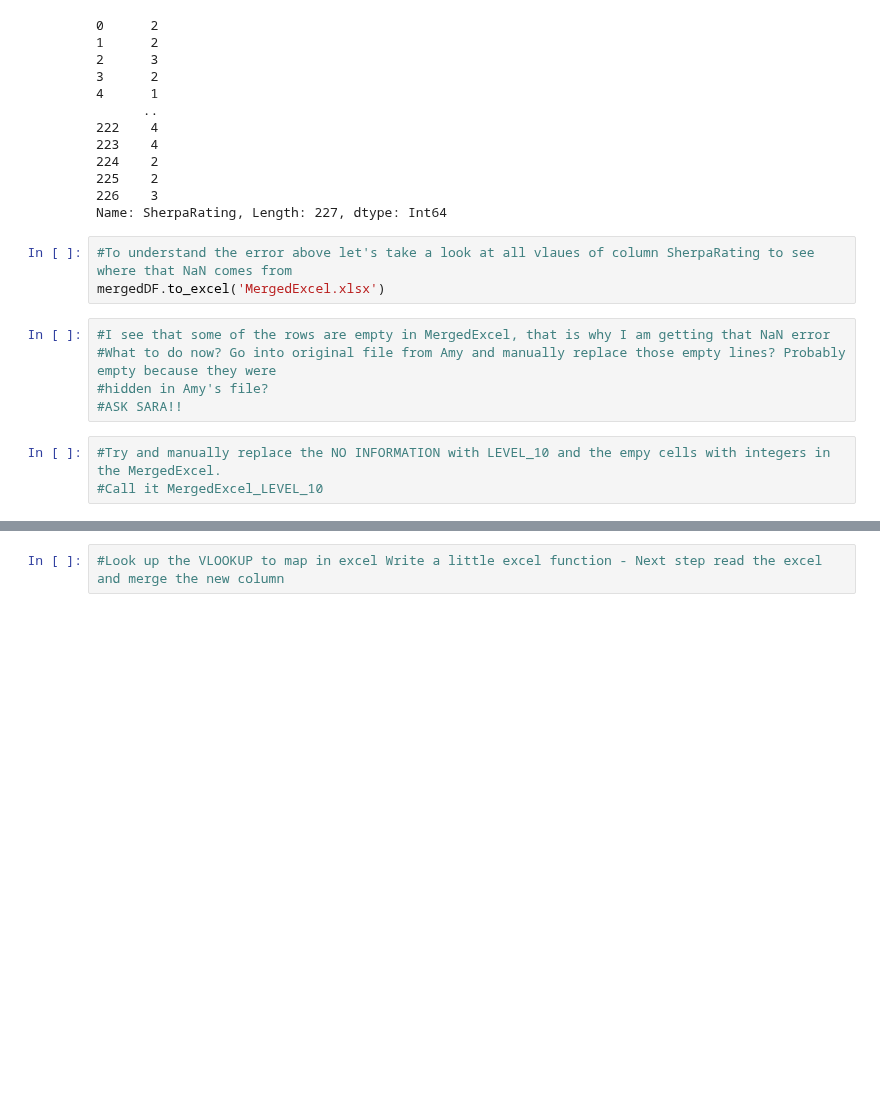
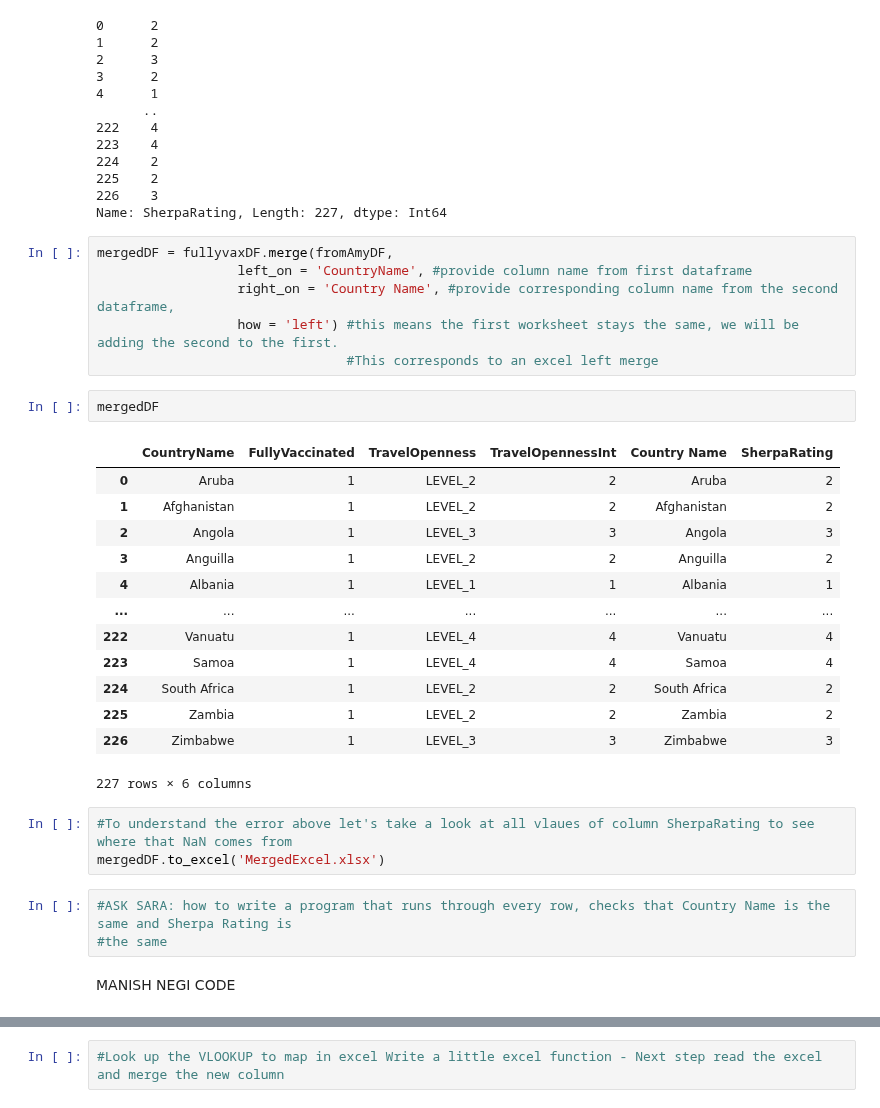
Before and after one commit to bossiilaria/Python, a Jupyter notebook: IntlExp/IntlExp.ipynb, the cells around one changed output, grey strips where cells are left out. Drawn from its saved outputs; the diff is of its cells as text; blank space fills up the shorter version.

```diff
--- a/IntlExp/IntlExp.ipynb
+++ b/IntlExp/IntlExp.ipynb
@@ -616,14 +618,33 @@ mergedDF['SherpaRating']
 225    2
 226    3
 Name: SherpaRating, Length: 227, dtype: Int64
+# %%
+mergedDF = fullyvaxDF.merge(fromAmyDF,
+                  left_on = 'CountryName', #provide column name from first dataframe
+                  right_on = 'Country Name', #provide corresponding column name from the second dataframe,
+                  how = 'left') #this means the first worksheet stays the same, we will be adding the second to the first.
+                                #This corresponds to an excel left merge
+# %%
+mergedDF
+# %% [output]
+|  | CountryName | FullyVaccinated | TravelOpenness | TravelOpennessInt | Country Name | SherpaRating |
+| 0 | Aruba | 1 | LEVEL_2 | 2 | Aruba | 2 |
+| 1 | Afghanistan | 1 | LEVEL_2 | 2 | Afghanistan | 2 |
+| 2 | Angola | 1 | LEVEL_3 | 3 | Angola | 3 |
+| 3 | Anguilla | 1 | LEVEL_2 | 2 | Anguilla | 2 |
+| 4 | Albania | 1 | LEVEL_1 | 1 | Albania | 1 |
+| ... | ... | ... | ... | ... | ... | ... |
+| 222 | Vanuatu | 1 | LEVEL_4 | 4 | Vanuatu | 4 |
+| 223 | Samoa | 1 | LEVEL_4 | 4 | Samoa | 4 |
+| 224 | South Africa | 1 | LEVEL_2 | 2 | South Africa | 2 |
+| 225 | Zambia | 1 | LEVEL_2 | 2 | Zambia | 2 |
+| 226 | Zimbabwe | 1 | LEVEL_3 | 3 | Zimbabwe | 3 |
+227 rows × 6 columns
 # %%
 #To understand the error above let's take a look at all vlaues of column SherpaRating to see where that NaN comes from
 mergedDF.to_excel('MergedExcel.xlsx')
-# %%
-#I see that some of the rows are empty in MergedExcel, that is why I am getting that NaN error
-#What to do now? Go into original file from Amy and manually replace those empty lines? Probably empty because they were
-#hidden in Amy's file?
-#ASK SARA!!
-# %%
-#Try and manually replace the NO INFORMATION with LEVEL_10 and the empy cells with integers in the MergedExcel.
-#Call it MergedExcel_LEVEL_10
+# %%
+#ASK SARA: how to write a program that runs through every row, checks that Country Name is the same and Sherpa Rating is
+#the same
+# %% [markdown]
+MANISH NEGI CODE
```
Also changed, not shown: parts of 7 cells of this notebook, 4 other files.
